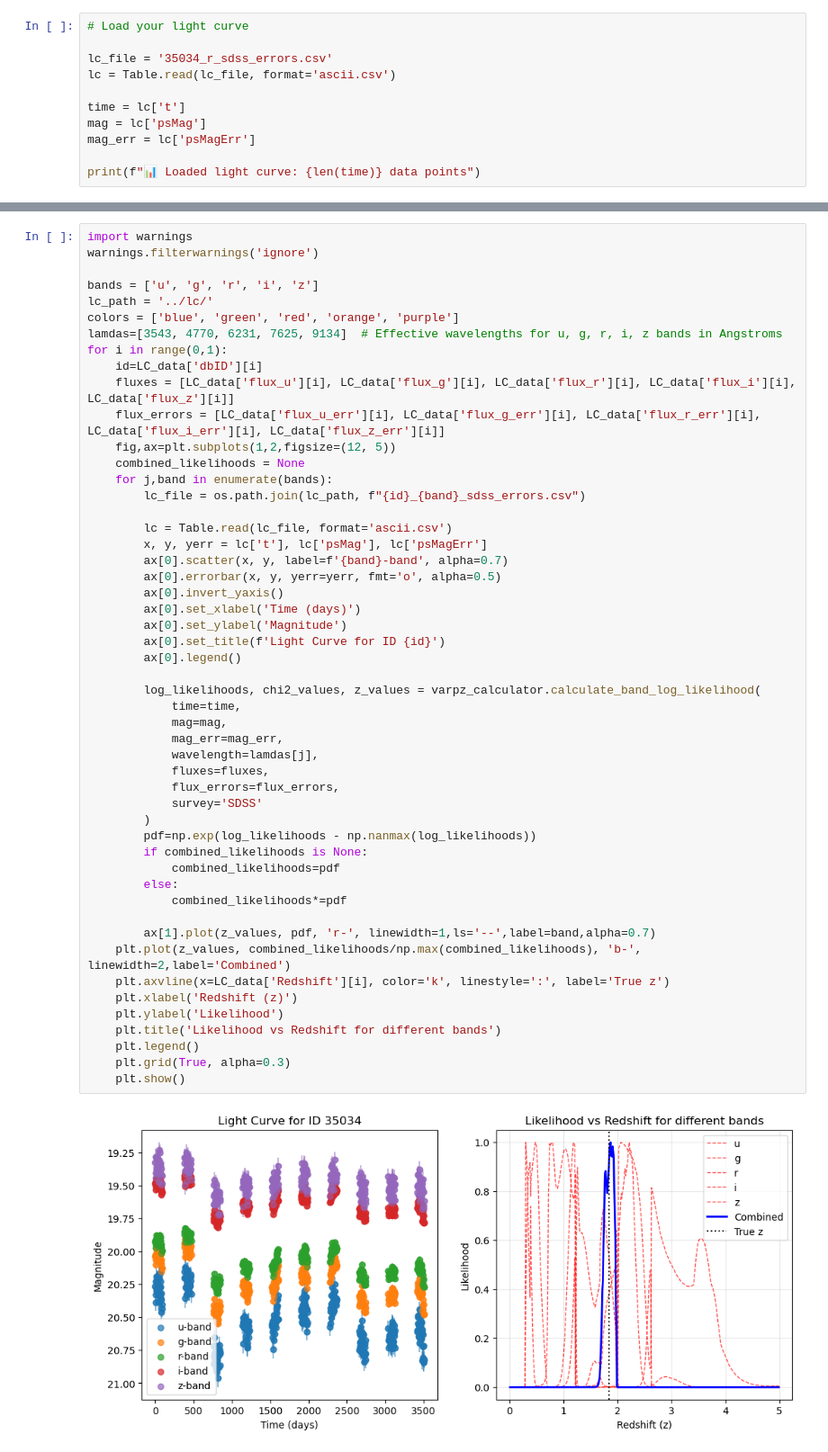
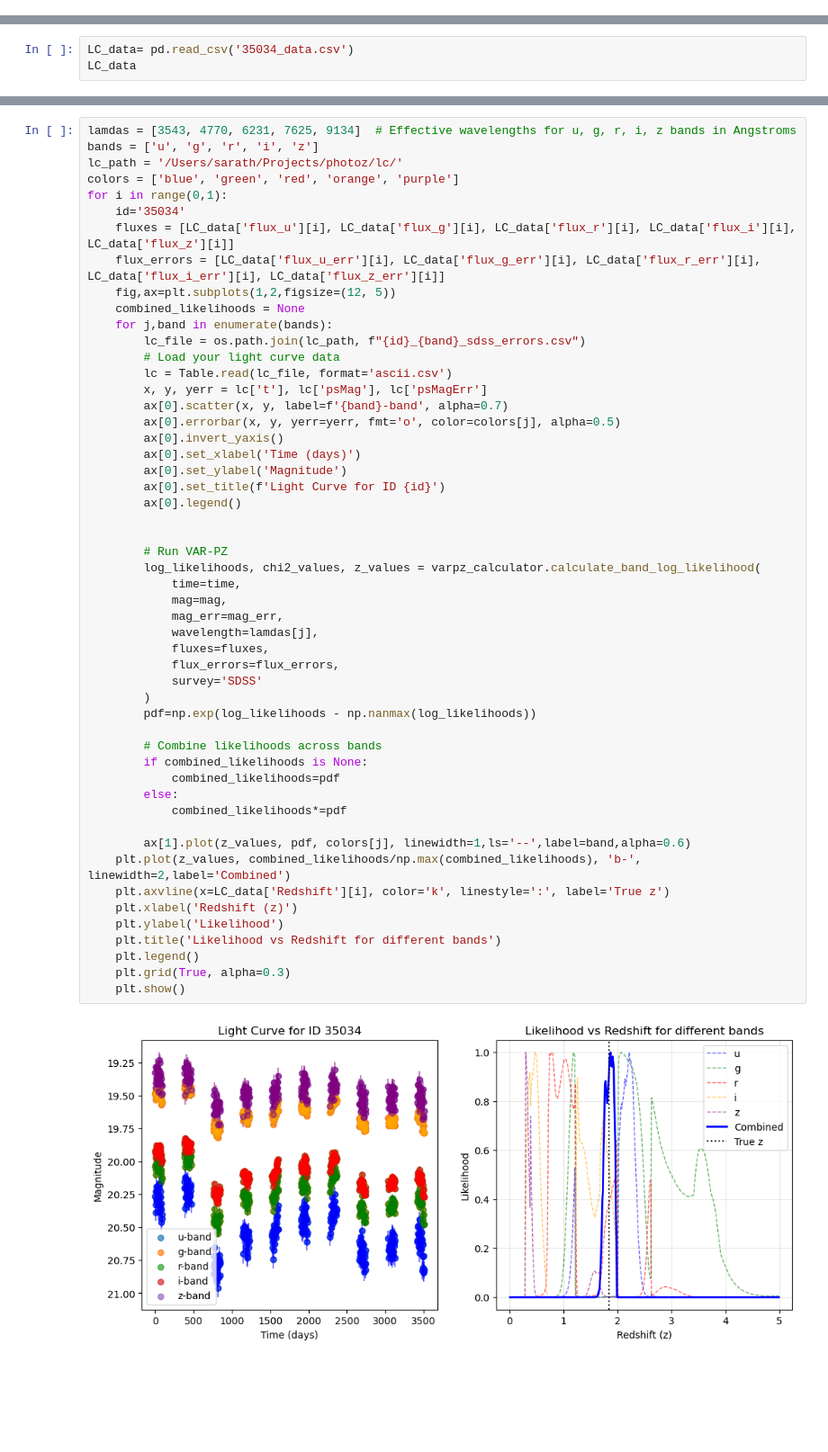
Before and after one commit to SarathSS98/VAR-PZ, a Jupyter notebook: demo/example.ipynb, the cells around one changed output, grey strips where cells are left out. Shown at 90% size. Drawn from its saved outputs; the diff is of its cells as text; blank space fills up the shorter version.

```diff
--- a/demo/example.ipynb
+++ b/demo/example.ipynb
@@ -15,11 +8,0 @@ print("✅ VAR-PZ Calculator initialized!")
-# %%
-# Load your light curve
-
-lc_file = '35034_r_sdss_errors.csv'
-lc = Table.read(lc_file, format='ascii.csv')
-
-time = lc['t']
-mag = lc['psMag']
-mag_err = lc['psMagErr']
-
-print(f"📊 Loaded light curve: {len(time)} data points")
@@ -27,0 +9,3 @@ print(f"📊 Loaded light curve: {len(time)} data points")
+# %%
+LC_data= pd.read_csv('35034_data.csv')
+LC_data
@@ -28,53 +22,54 @@ print(f"📊 Loaded light curve: {len(time)} data points")
 # %%
-import warnings
-warnings.filterwarnings('ignore')
-
+lamdas = [3543, 4770, 6231, 7625, 9134]  # Effective wavelengths for u, g, r, i, z bands in Angstroms
 bands = ['u', 'g', 'r', 'i', 'z']
-lc_path = '../lc/'
+lc_path = '/Users/sarath/Projects/photoz/lc/'
 colors = ['blue', 'green', 'red', 'orange', 'purple']
-lamdas=[3543, 4770, 6231, 7625, 9134]  # Effective wavelengths for u, g, r, i, z bands in Angstroms
 for i in range(0,1):
-    id=LC_data['dbID'][i]
+    id='35034'
     fluxes = [LC_data['flux_u'][i], LC_data['flux_g'][i], LC_data['flux_r'][i], LC_data['flux_i'][i], LC_data['flux_z'][i]]
     flux_errors = [LC_data['flux_u_err'][i], LC_data['flux_g_err'][i], LC_data['flux_r_err'][i], LC_data['flux_i_err'][i], LC_data['flux_z_err'][i]]
     fig,ax=plt.subplots(1,2,figsize=(12, 5))
     combined_likelihoods = None
     for j,band in enumerate(bands):
         lc_file = os.path.join(lc_path, f"{id}_{band}_sdss_errors.csv")
-
+        # Load your light curve data
         lc = Table.read(lc_file, format='ascii.csv')
         x, y, yerr = lc['t'], lc['psMag'], lc['psMagErr']
         ax[0].scatter(x, y, label=f'{band}-band', alpha=0.7)
-        ax[0].errorbar(x, y, yerr=yerr, fmt='o', alpha=0.5)
+        ax[0].errorbar(x, y, yerr=yerr, fmt='o', color=colors[j], alpha=0.5)
         ax[0].invert_yaxis()
         ax[0].set_xlabel('Time (days)')
         ax[0].set_ylabel('Magnitude')
         ax[0].set_title(f'Light Curve for ID {id}')
         ax[0].legend()
 
+
+        # Run VAR-PZ
         log_likelihoods, chi2_values, z_values = varpz_calculator.calculate_band_log_likelihood(
             time=time,
             mag=mag,
             mag_err=mag_err,
             wavelength=lamdas[j],
             fluxes=fluxes,
             flux_errors=flux_errors,
             survey='SDSS'
         )
         pdf=np.exp(log_likelihoods - np.nanmax(log_likelihoods))
+
+        # Combine likelihoods across bands
         if combined_likelihoods is None:
             combined_likelihoods=pdf
         else:
             combined_likelihoods*=pdf
 
-        ax[1].plot(z_values, pdf, 'r-', linewidth=1,ls='--',label=band,alpha=0.7)
+        ax[1].plot(z_values, pdf, colors[j], linewidth=1,ls='--',label=band,alpha=0.6)
     plt.plot(z_values, combined_likelihoods/np.max(combined_likelihoods), 'b-', linewidth=2,label='Combined')
     plt.axvline(x=LC_data['Redshift'][i], color='k', linestyle=':', label='True z')
     plt.xlabel('Redshift (z)')
     plt.ylabel('Likelihood')
     plt.title('Likelihood vs Redshift for different bands')
     plt.legend()
     plt.grid(True, alpha=0.3)
     plt.show()
 # %% [output]
-[figure, old version]
+[figure, new version]
```
Also changed, not shown: parts of 6 cells of this notebook.
